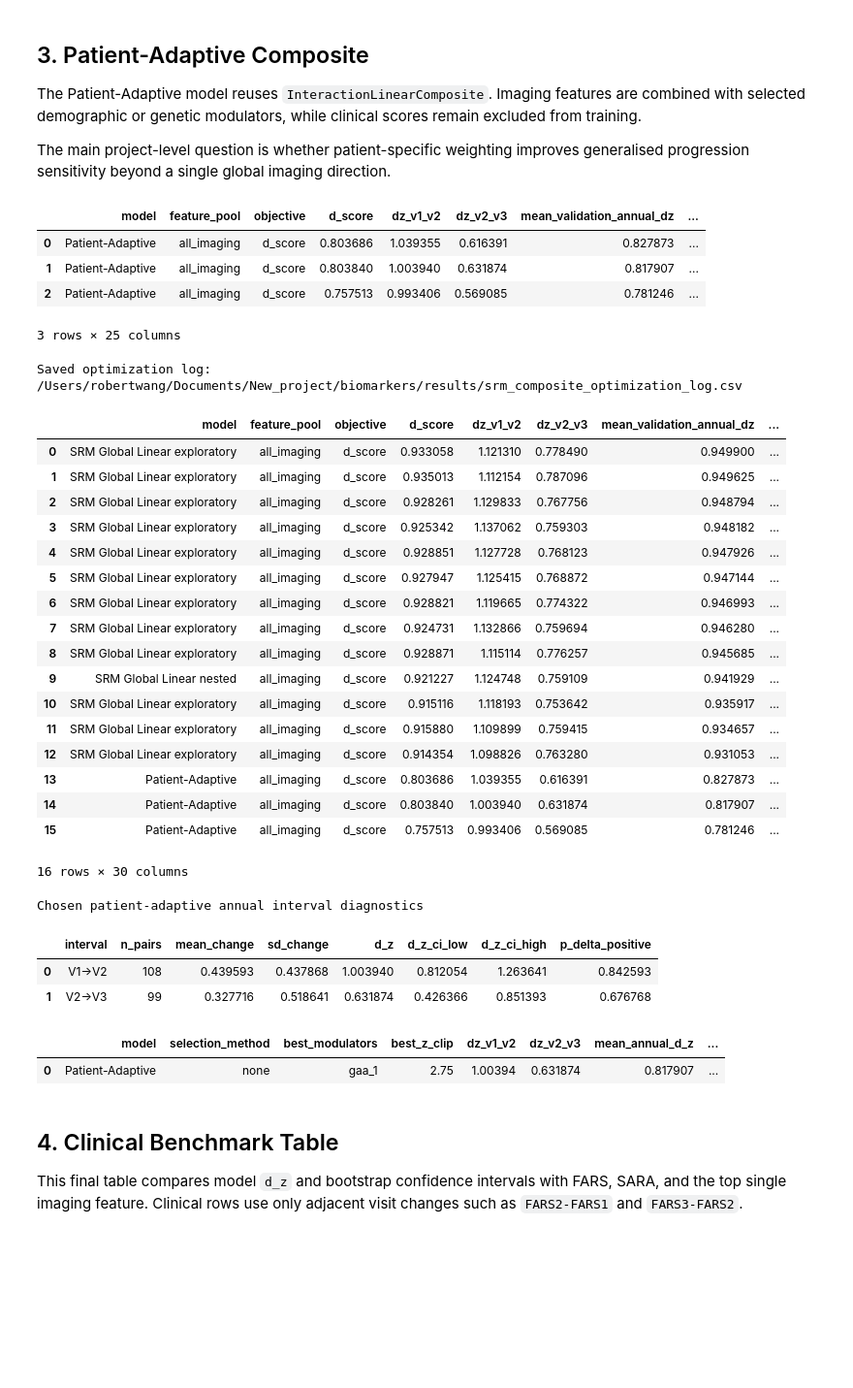
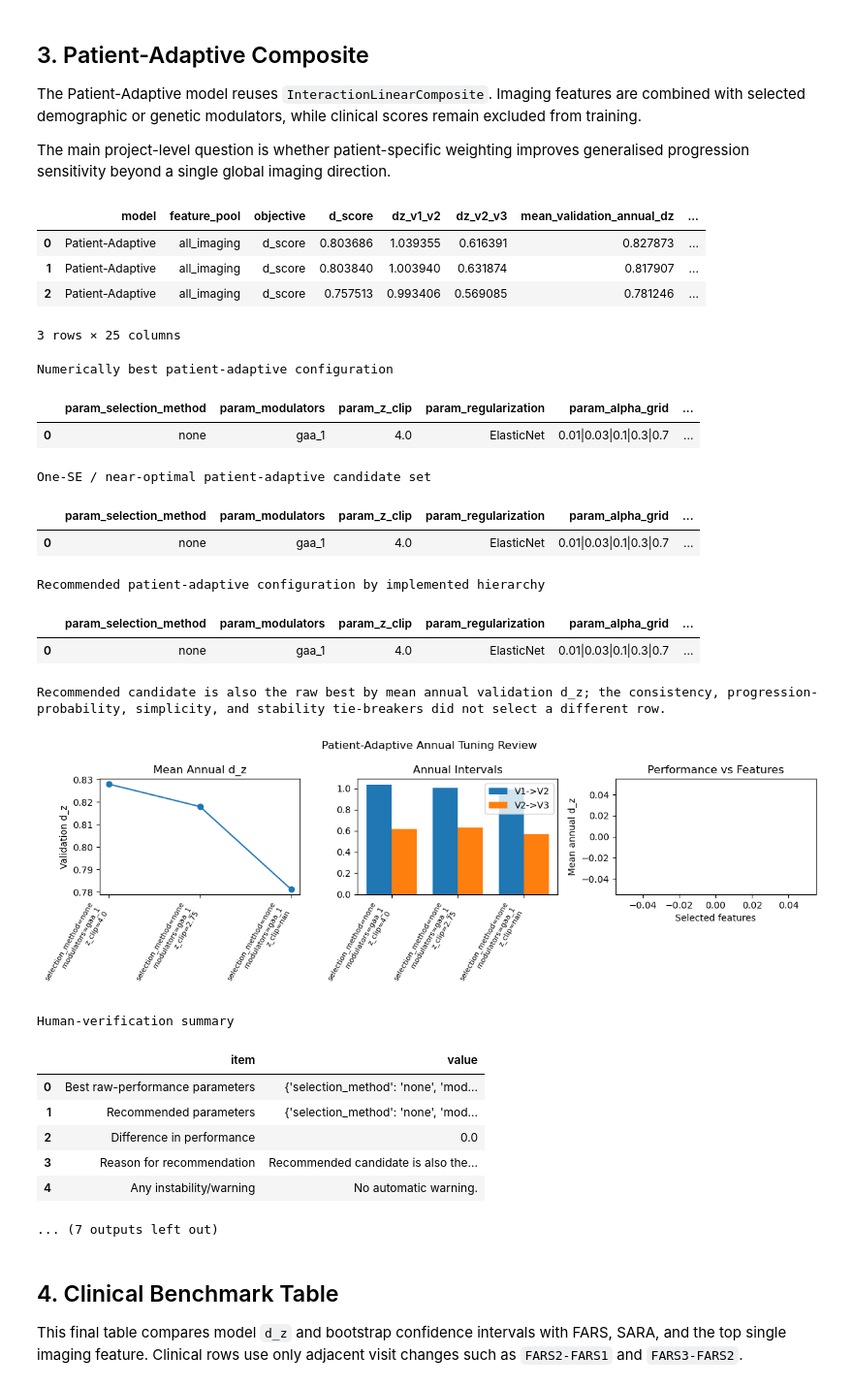
Before and after one commit to YubotKwng/Biomakers, a Jupyter notebook: notebooks/srm_composite.ipynb, the cells around one changed output. Shown at 97% size. Cells and saved outputs as stored; diff of their text form; code cells hidden in the pictures; blank space fills up the shorter version.

Commit message:
Align all model tuning with annual interval consistency

```diff
--- a/notebooks/srm_composite.ipynb
+++ b/notebooks/srm_composite.ipynb
@@ -373,6 +385,20 @@ for candidate in modulator_candidates:
 
 adaptive_optimization_df = optimization_log([row for _, row, _, _, _ in adaptive_trials], sort_by="mean_validation_annual_dz")
 display(adaptive_optimization_df)
+
+adaptive_review = tuning_recommendation(adaptive_optimization_df)
+print("Numerically best patient-adaptive configuration")
+display(pd.DataFrame([adaptive_review["raw_best"]]))
+print("One-SE / near-optimal patient-adaptive candidate set")
+display(adaptive_review["near_optimal"])
+print("Recommended patient-adaptive configuration by implemented hierarchy")
+display(pd.DataFrame([adaptive_review["recommended"]]))
+print(adaptive_review["summary"])
+fig = plot_tuning_review(adaptive_review["review_table"], title="Patient-Adaptive Annual Tuning Review")
+if fig is not None:
+    display(fig)
+print("Human-verification summary")
+display(tuning_verification_summary(adaptive_review))
 adaptive_choice_table = adaptive_optimization_df.copy()
 adaptive_choice_table["se_validation_dz"] = (adaptive_choice_table["d_ci_high"] - adaptive_choice_table["d_ci_low"]) / (2 * 1.96)
 adaptive_choice_table["se_validation_dz"] = adaptive_choice_table["se_validation_dz"].replace([np.inf, -np.inf], np.nan).fillna(0.05)
@@ -407,58 +433,52 @@ adaptive_intervals = adjacent_pair_interval_effect_summary(
     seed=RANDOM_SEED,
 )
 adaptive_res = {**adaptive_res, **annual_tuning_diagnostics(adaptive_intervals)}
 optimization_df = optimization_log(optimization_rows, sort_by="mean_validation_annual_dz")
 log_path = save_optimization_log(optimization_df, REPO_ROOT / "results" / "srm_composite_optimization_log.csv")
 print("Saved optimization log:", log_path)
 display(optimization_df)
 print("Chosen patient-adaptive annual interval diagnostics")
 display(adaptive_intervals)
 pd.DataFrame([{
     "model": "Patient-Adaptive",
     "selection_method": selection_method,
     "best_modulators": ", ".join(modulators),
     "best_z_clip": best_adaptive_z_clip,
     "dz_v1_v2": adaptive_res["dz_v1_v2"],
     "dz_v2_v3": adaptive_res["dz_v2_v3"],
     "mean_annual_d_z": adaptive_res["mean_validation_annual_dz"],
     "annual_interval_gap": adaptive_res["annual_interval_gap"],
     "p_progression": adaptive_res["p_progression"],
     "pooled_pair_d_z_reference": adaptive_res["d_score"],
     "ci_low": adaptive_res["d_ci_low"],
     "ci_high": adaptive_res["d_ci_high"],
     "n_subject_pairs": adaptive_res["n_subjects"],
 }])
 # %% [output]
 |  | model | feature_pool | objective | d_score | dz_v1_v2 | dz_v2_v3 | mean_validation_annual_dz | ... |
 | 0 | Patient-Adaptive | all_imaging | d_score | 0.803686 | 1.039355 | 0.616391 | 0.827873 | ... |
 | 1 | Patient-Adaptive | all_imaging | d_score | 0.803840 | 1.003940 | 0.631874 | 0.817907 | ... |
 | 2 | Patient-Adaptive | all_imaging | d_score | 0.757513 | 0.993406 | 0.569085 | 0.781246 | ... |
 3 rows × 25 columns
-Saved optimization log: /Users/robertwang/Documents/New_project/biomarkers/results/srm_composite_optimization_log.csv
+Numerically best patient-adaptive configuration
-|  | model | feature_pool | objective | d_score | dz_v1_v2 | dz_v2_v3 | mean_validation_annual_dz | ... |
-| 0 | SRM Global Linear exploratory | all_imaging | d_score | 0.933058 | 1.121310 | 0.778490 | 0.949900 | ... |
-| 1 | SRM Global Linear exploratory | all_imaging | d_score | 0.935013 | 1.112154 | 0.787096 | 0.949625 | ... |
-| 2 | SRM Global Linear exploratory | all_imaging | d_score | 0.928261 | 1.129833 | 0.767756 | 0.948794 | ... |
-| 3 | SRM Global Linear exploratory | all_imaging | d_score | 0.925342 | 1.137062 | 0.759303 | 0.948182 | ... |
-| 4 | SRM Global Linear exploratory | all_imaging | d_score | 0.928851 | 1.127728 | 0.768123 | 0.947926 | ... |
-| 5 | SRM Global Linear exploratory | all_imaging | d_score | 0.927947 | 1.125415 | 0.768872 | 0.947144 | ... |
-| 6 | SRM Global Linear exploratory | all_imaging | d_score | 0.928821 | 1.119665 | 0.774322 | 0.946993 | ... |
-| 7 | SRM Global Linear exploratory | all_imaging | d_score | 0.924731 | 1.132866 | 0.759694 | 0.946280 | ... |
-| 8 | SRM Global Linear exploratory | all_imaging | d_score | 0.928871 | 1.115114 | 0.776257 | 0.945685 | ... |
-| 9 | SRM Global Linear nested | all_imaging | d_score | 0.921227 | 1.124748 | 0.759109 | 0.941929 | ... |
-| 10 | SRM Global Linear exploratory | all_imaging | d_score | 0.915116 | 1.118193 | 0.753642 | 0.935917 | ... |
-| 11 | SRM Global Linear exploratory | all_imaging | d_score | 0.915880 | 1.109899 | 0.759415 | 0.934657 | ... |
-| 12 | SRM Global Linear exploratory | all_imaging | d_score | 0.914354 | 1.098826 | 0.763280 | 0.931053 | ... |
-| 13 | Patient-Adaptive | all_imaging | d_score | 0.803686 | 1.039355 | 0.616391 | 0.827873 | ... |
-| 14 | Patient-Adaptive | all_imaging | d_score | 0.803840 | 1.003940 | 0.631874 | 0.817907 | ... |
-| 15 | Patient-Adaptive | all_imaging | d_score | 0.757513 | 0.993406 | 0.569085 | 0.781246 | ... |
+|  | param_selection_method | param_modulators | param_z_clip | param_regularization | param_alpha_grid | ... |
+| 0 | none | gaa_1 | 4.0 | ElasticNet | 0.01|0.03|0.1|0.3|0.7 | ... |
-16 rows × 30 columns
+One-SE / near-optimal patient-adaptive candidate set
+|  | param_selection_method | param_modulators | param_z_clip | param_regularization | param_alpha_grid | ... |
+| 0 | none | gaa_1 | 4.0 | ElasticNet | 0.01|0.03|0.1|0.3|0.7 | ... |
-Chosen patient-adaptive annual interval diagnostics
+Recommended patient-adaptive configuration by implemented hierarchy
-|  | interval | n_pairs | mean_change | sd_change | d_z | d_z_ci_low | d_z_ci_high | p_delta_positive |
-| 0 | V1->V2 | 108 | 0.439593 | 0.437868 | 1.003940 | 0.812054 | 1.263641 | 0.842593 |
-| 1 | V2->V3 | 99 | 0.327716 | 0.518641 | 0.631874 | 0.426366 | 0.851393 | 0.676768 |
-|  | model | selection_method | best_modulators | best_z_clip | dz_v1_v2 | dz_v2_v3 | mean_annual_d_z | ... |
-| 0 | Patient-Adaptive | none | gaa_1 | 2.75 | 1.00394 | 0.631874 | 0.817907 | ... |
+|  | param_selection_method | param_modulators | param_z_clip | param_regularization | param_alpha_grid | ... |
+| 0 | none | gaa_1 | 4.0 | ElasticNet | 0.01|0.03|0.1|0.3|0.7 | ... |
+Recommended candidate is also the raw best by mean annual validation d_z; the consistency, progression-probability, simplicity, and stability tie-breakers did not select a different row.
+[figure, added]
+Human-verification summary
+|  | item | value |
+| 0 | Best raw-performance parameters | {'selection_method': 'none', 'mod... |
+| 1 | Recommended parameters | {'selection_method': 'none', 'mod... |
+| 2 | Difference in performance | 0.0 |
+| 3 | Reason for recommendation | Recommended candidate is also the... |
+| 4 | Any instability/warning | No automatic warning. |
+... (7 outputs left out)
 # %% [markdown]
 ## 4. Clinical Benchmark Table
 
```
Also changed, not shown: parts of 3 cells of this notebook, 16 other files.
